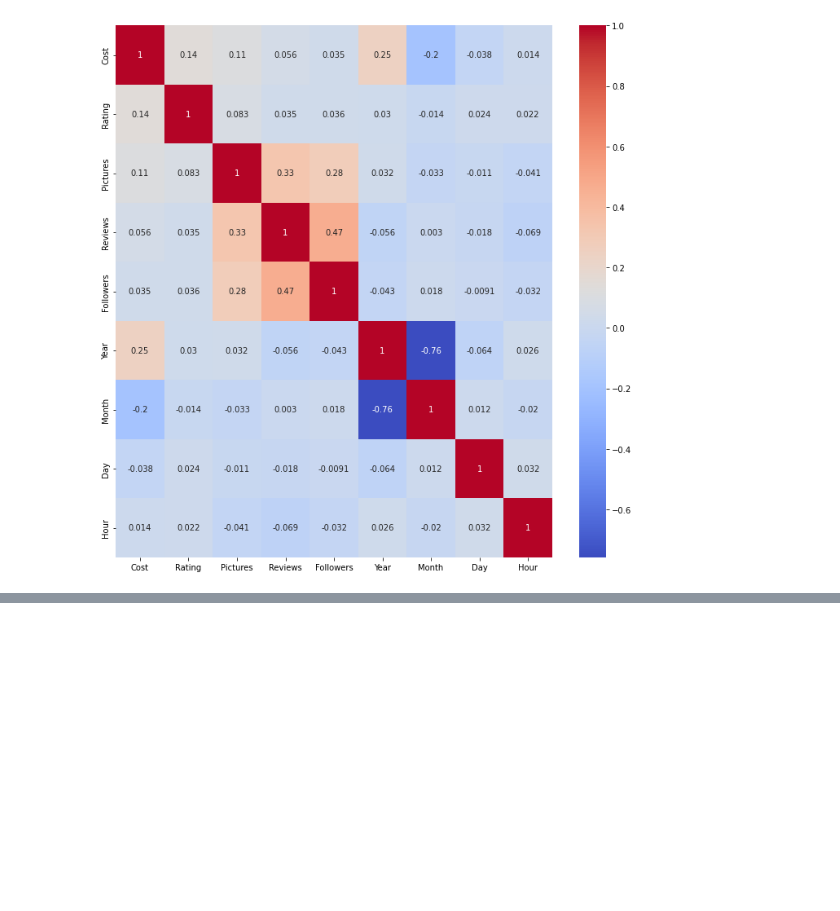
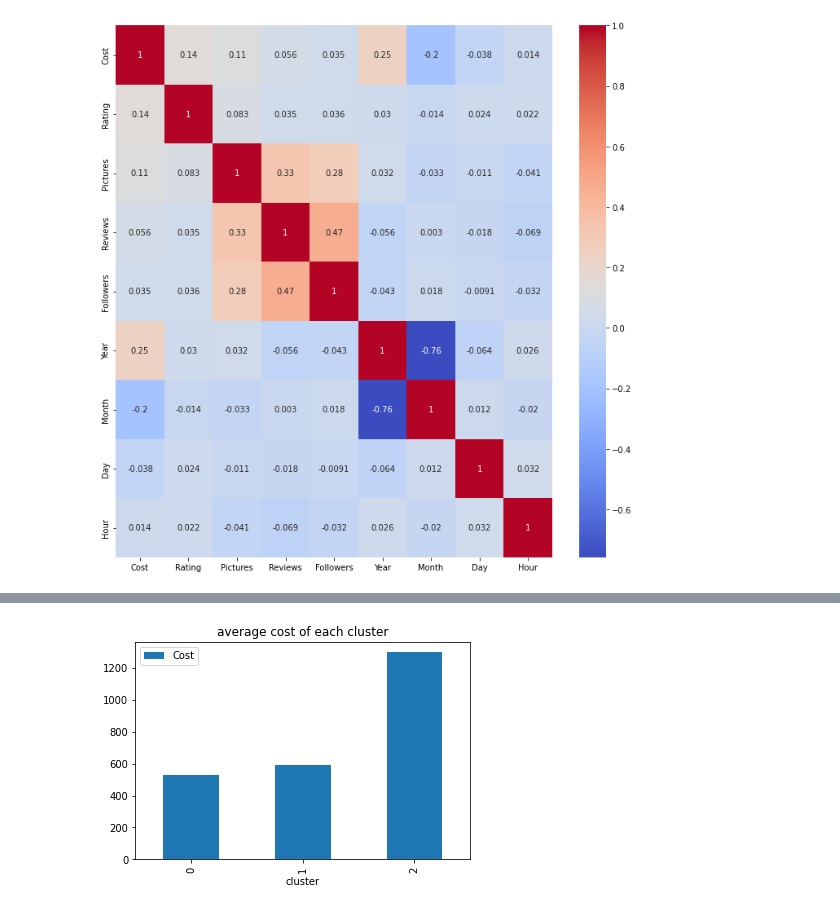
Before and after one commit to sanyamja1n/Zomato-Restaurant-Clustering, a Jupyter notebook: Zomato_Clustering_and_Sentiment_Analysis.ipynb, the cells around one changed output, grey strips where cells are left out. Drawn from its saved outputs; the diff is of its cells as text; code cells hidden in the pictures; blank space fills up the shorter version.

```diff
--- a/Zomato_Clustering_and_Sentiment_Analysis.ipynb
+++ b/Zomato_Clustering_and_Sentiment_Analysis.ipynb
@@ -449,0 +774,4 @@ plt.show()
+# %%
+# Finding the predicted values by kmeans
+km = KMeans(n_clusters= 3, n_init= 1000, random_state = 1 )
+y_predicted = km.fit_predict(cluster_data_sc)
@@ -449,0 +785,2 @@ plt.show()
+# %%
+cluster_df['cluster']=y_predicted
@@ -449,0 +803,7 @@ plt.show()
+# %%
+# ploting average cost of each cluster
+pd.DataFrame(cluster_df.groupby('cluster')['Cost'].mean()).plot(kind="bar")
+plt.title('average cost of each cluster')
+plt.show()
+# %% [output]
+[figure, added]
```
Also changed, not shown: parts of 64 cells of this notebook.
